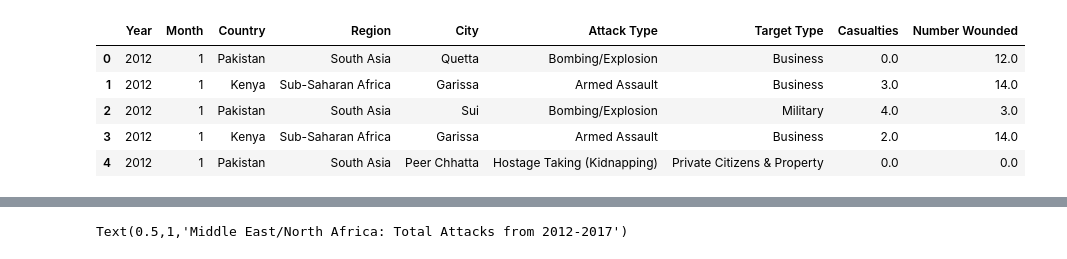
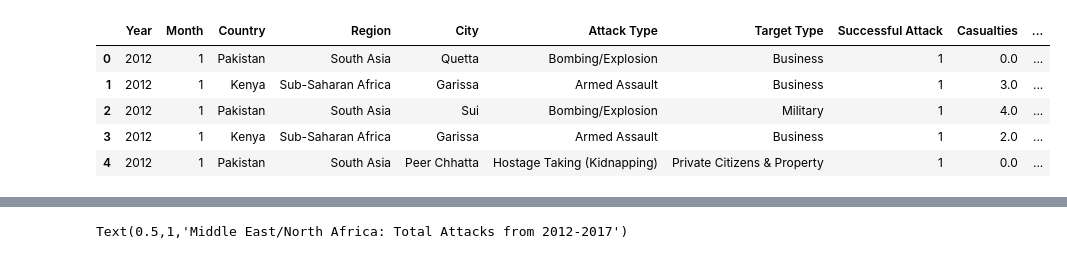
Before and after one commit to kristen-hyman/Group_Project, a Jupyter notebook: kristen_file.ipynb, the cells around one changed output, grey strips where cells are left out. Drawn from its saved outputs; the diff is of its cells as text; code cells hidden in the pictures.

```diff
--- a/kristen_file.ipynb
+++ b/kristen_file.ipynb
@@ -1,29 +1,29 @@
 # %%
 #Import dependencies
 
 import pandas as pd
 import numpy as np
 import matplotlib.pyplot as plt
 plt.style.use('ggplot')
 import seaborn.apionly as sns
 
 #import CSV
 terror = "Terrorism.csv"
 df = pd.read_csv(terror, encoding = "Latin")
 
 #Pull in columns that we need from the large data set
-df2 = df[["iyear","imonth", "country_txt", "region_txt", "city", "attacktype1_txt", "targtype1_txt","nkill","nwound"]]
+df2 = df[["iyear","imonth", "country_txt", "region_txt", "city", "attacktype1_txt", "targtype1_txt","success","nkill","nwound"]]
 
 #Rename the columns for better understanding
 renamed_df = df2.rename(columns={"iyear": "Year","imonth": "Month", "country_txt": "Country",
                 "region_txt":"Region", "city":"City", "attacktype1_txt": "Attack Type",
-                "targtype1_txt":"Target Type","nkill":"Casualties","nwound":"Number Wounded"})
-renamed_df['Year'] = renamed_df['Year'].astype(str)
+                "targtype1_txt":"Target Type","nkill":"Casualties","nwound":"Number Wounded",
+                                 "success":"Successful Attack"})
 renamed_df.head()
 # %% [output]
-|  | Year | Month | Country | Region | City | Attack Type | Target Type | Casualties | Number Wounded |
-| 0 | 2012 | 1 | Pakistan | South Asia | Quetta | Bombing/Explosion | Business | 0.0 | 12.0 |
-| 1 | 2012 | 1 | Kenya | Sub-Saharan Africa | Garissa | Armed Assault | Business | 3.0 | 14.0 |
-| 2 | 2012 | 1 | Pakistan | South Asia | Sui | Bombing/Explosion | Military | 4.0 | 3.0 |
-| 3 | 2012 | 1 | Kenya | Sub-Saharan Africa | Garissa | Armed Assault | Business | 2.0 | 14.0 |
-| 4 | 2012 | 1 | Pakistan | South Asia | Peer Chhatta | Hostage Taking (Kidnapping) | Private Citizens & Property | 0.0 | 0.0 |
+|  | Year | Month | Country | Region | City | Attack Type | Target Type | Successful Attack | Casualties | ... |
+| 0 | 2012 | 1 | Pakistan | South Asia | Quetta | Bombing/Explosion | Business | 1 | 0.0 | ... |
+| 1 | 2012 | 1 | Kenya | Sub-Saharan Africa | Garissa | Armed Assault | Business | 1 | 3.0 | ... |
+| 2 | 2012 | 1 | Pakistan | South Asia | Sui | Bombing/Explosion | Military | 1 | 4.0 | ... |
+| 3 | 2012 | 1 | Kenya | Sub-Saharan Africa | Garissa | Armed Assault | Business | 1 | 2.0 | ... |
+| 4 | 2012 | 1 | Pakistan | South Asia | Peer Chhatta | Hostage Taking (Kidnapping) | Private Citizens & Property | 1 | 0.0 | ... |
```
Also changed, not shown: parts of 8 cells of this notebook.
